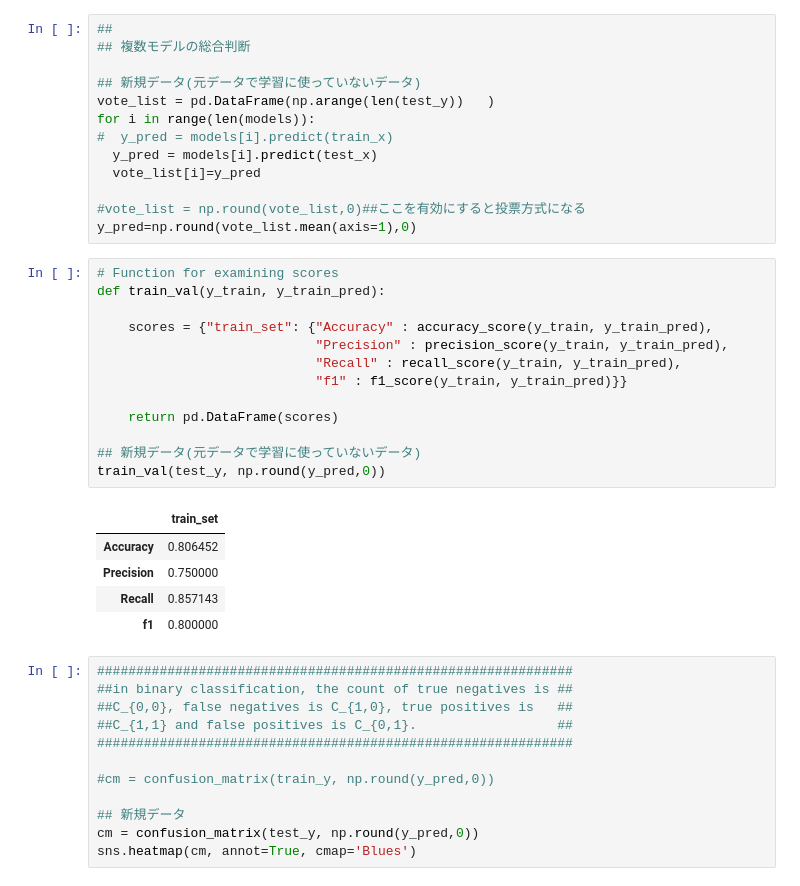
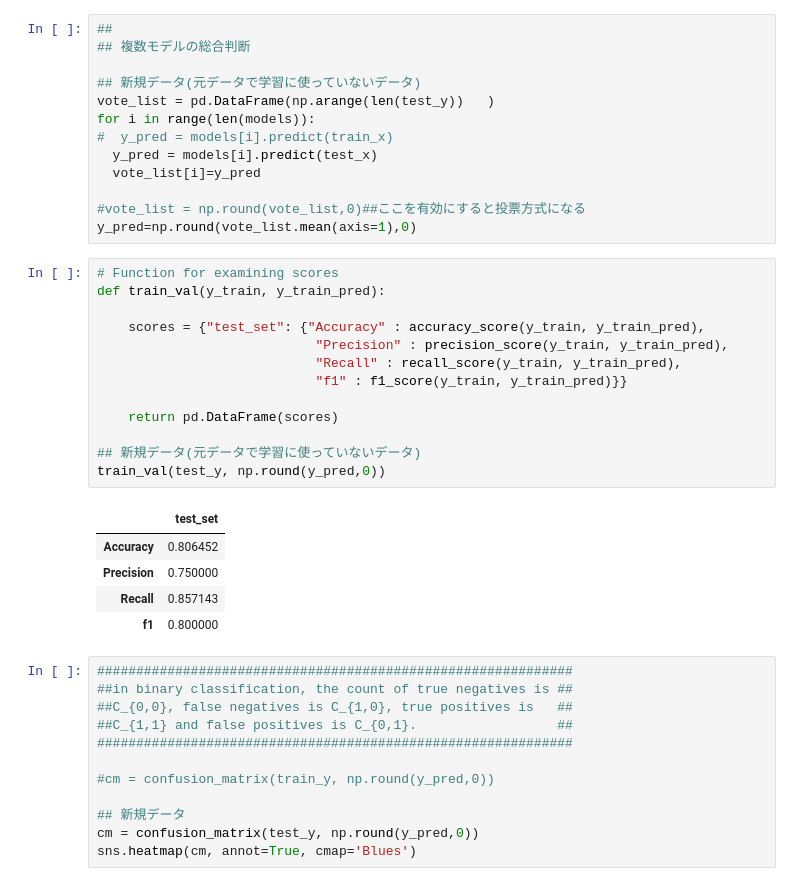
Before and after one commit to yasuhiroinoue/AppMathSci, a Jupyter notebook: 応用数理(2021_12_20).ipynb, the cells around one changed output. Saved outputs shown, nothing was run; the diff lists cells and outputs as text.

```diff
--- a/応用数理(2021_12_20).ipynb
+++ b/応用数理(2021_12_20).ipynb
@@ -374,18 +380,18 @@ y_pred=np.round(vote_list.mean(axis=1),0)
 # %%
 # Function for examining scores
 def train_val(y_train, y_train_pred):
 
-    scores = {"train_set": {"Accuracy" : accuracy_score(y_train, y_train_pred),
+    scores = {"test_set": {"Accuracy" : accuracy_score(y_train, y_train_pred),
                             "Precision" : precision_score(y_train, y_train_pred),
                             "Recall" : recall_score(y_train, y_train_pred),
                             "f1" : f1_score(y_train, y_train_pred)}}
 
     return pd.DataFrame(scores)
 
 ## 新規データ(元データで学習に使っていないデータ)
 train_val(test_y, np.round(y_pred,0))
 # %% [output]
-|  | train_set |
+|  | test_set |
 | Accuracy | 0.806452 |
 | Precision | 0.750000 |
 | Recall | 0.857143 |
```
Also changed, not shown: parts of 3 cells of this notebook.
